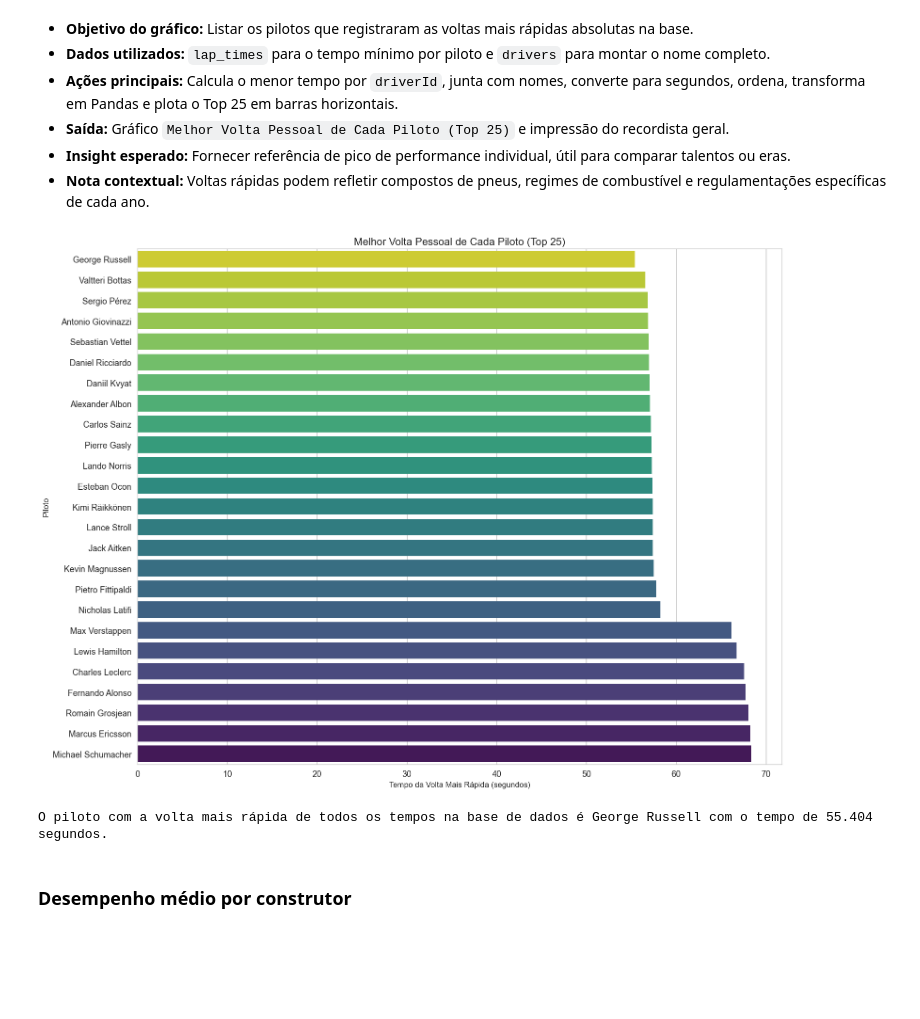
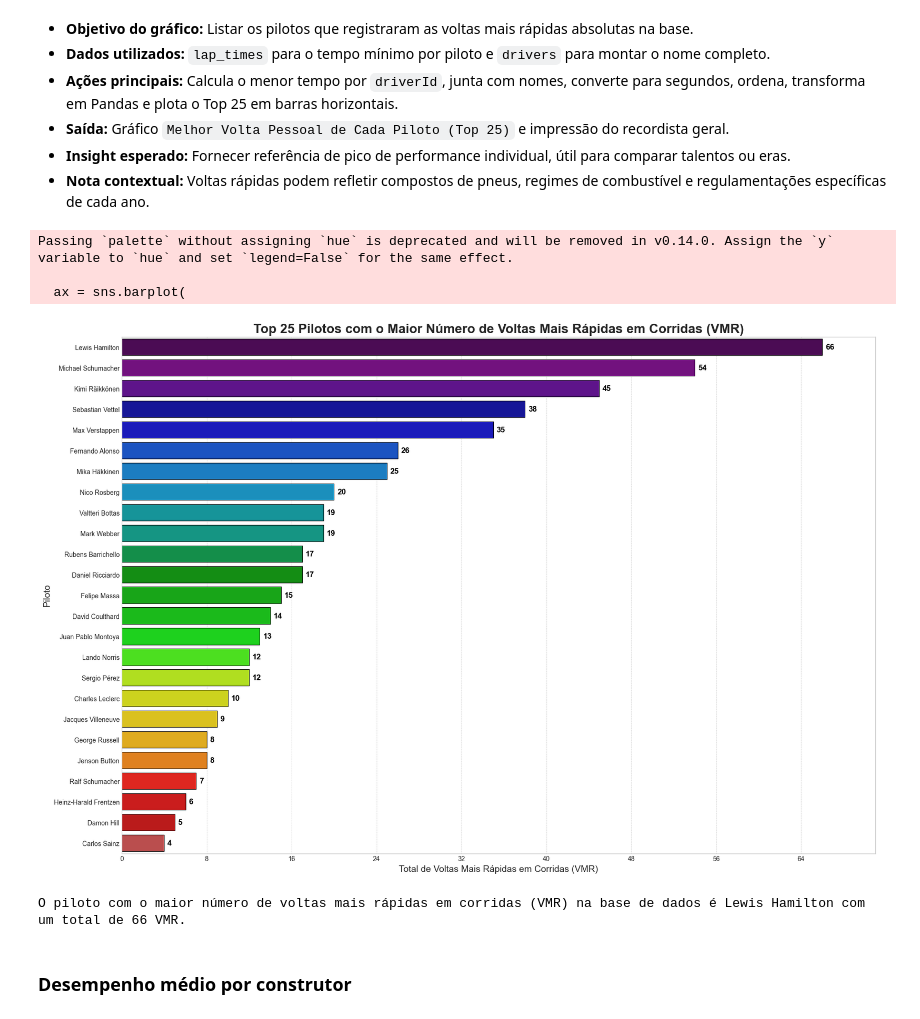
Before and after one commit to Julio1099/formula1-analytics, a Jupyter notebook: Data Layer/raw/i.ipynb, the cells around one changed output. Drawn from its saved outputs; the diff is of its cells as text; code cells hidden in the pictures; blank space fills up the shorter version.

```diff
--- a/Data Layer/raw/i.ipynb
+++ b/Data Layer/raw/i.ipynb
@@ -289,23 +378,70 @@ plt.show()
 - **Insight esperado:** Fornecer referência de pico de performance individual, útil para comparar talentos ou eras.
 - **Nota contextual:** Voltas rápidas podem refletir compostos de pneus, regimes de combustível e regulamentações específicas de cada ano.
 # %%
-from pyspark.sql.functions import min, col, concat_ws
-fastest_lap_per_driver = dataframes['lap_times'].groupBy('driverId').agg(min('milliseconds').alias('fastest_lap_ms'))
+
+window_spec_race = Window.partitionBy('raceId').orderBy('milliseconds')
+fastest_lap_in_each_race = dataframes['lap_times'].withColumn('rank', rank().over(window_spec_race)) \
+                                                  .filter(col('rank') == 1).drop('rank')
+
+fastest_lap_counts = fastest_lap_in_each_race.groupBy('driverId').agg(count('*').alias('fastest_race_lap_count'))
+
 drivers_with_label = dataframes['drivers'].withColumn('driver_name', concat_ws(' ', col('forename'), col('surname')))
-driver_fastest_lap_details = fastest_lap_per_driver.join(drivers_with_label, 'driverId').withColumn('fastest_lap_s', col('fastest_lap_ms') / 1000).orderBy('fastest_lap_s')
-plot_data_7 = driver_fastest_lap_details.select('driver_name', 'fastest_lap_s').toPandas()
-plt.figure(figsize=(16, 12))
-sns.barplot(data=plot_data_7.head(25), x='fastest_lap_s', y='driver_name', orient='h', palette='viridis_r', hue='driver_name', legend=False)
-plt.title('Melhor Volta Pessoal de Cada Piloto (Top 25)', fontsize=16)
-plt.xlabel('Tempo da Volta Mais Rápida (segundos)', fontsize=12)
-plt.ylabel('Piloto', fontsize=12)
+final_plot_data_spark = fastest_lap_counts.join(drivers_with_label, 'driverId') \
+                                          .orderBy(col('fastest_race_lap_count').desc())
+
+plot_data_pd = final_plot_data_spark.select('driver_name', 'fastest_race_lap_count').toPandas()
+
+top_n = 25
+chart_data = plot_data_pd.head(top_n)
+
+plt.figure(figsize=(18, 12))
+
+colors = sns.color_palette("nipy_spectral", n_colors=len(chart_data))
+color_map = {driver: color for driver, color in zip(chart_data['driver_name'], colors)}
+
+ax = sns.barplot(
+    data=chart_data,
+    x='fastest_race_lap_count',
+    y='driver_name',
+    orient='h',
+    palette=color_map,
+    edgecolor='black',
+    linewidth=0.7
+)
+
+for p in ax.patches:
+    width = p.get_width()
+    ax.text(
+        width + 0.3,
+        p.get_y() + p.get_height() / 2,
+        f'{int(width)}',
+        ha='left',
+        va='center',
+        fontsize=12,
+        color='black',
+        weight='bold'
+    )
+
+plt.title(f'Top {top_n} Pilotos com o Maior Número de Voltas Mais Rápidas em Corridas (VMR)', fontsize=20, weight='bold')
+plt.xlabel('Total de Voltas Mais Rápidas em Corridas (VMR)', fontsize=14)
+plt.ylabel('Piloto', fontsize=14)
+
+ax.xaxis.set_major_locator(MaxNLocator(integer=True))
+
+ax.set_xlim(right=chart_data['fastest_race_lap_count'].max() + 5)
+
+plt.grid(True, which='major', linestyle='--', linewidth=0.5, axis='x')
 plt.tight_layout()
 plt.show()
-fastest_driver_overall = plot_data_7.iloc[0]
-print(f"O piloto com a volta mais rápida de todos os tempos na base de dados é {fastest_driver_overall['driver_name']} com o tempo de {fastest_driver_overall['fastest_lap_s']:.3f} segundos.")
+
+most_fastest_laps_driver = plot_data_pd.iloc[0]
+print(f"O piloto com o maior número de voltas mais rápidas em corridas (VMR) na base de dados é {most_fastest_laps_driver['driver_name']} com um total de {most_fastest_laps_driver['fastest_race_lap_count']} VMR.")
 # %% [output]
+Passing `palette` without assigning `hue` is deprecated and will be removed in v0.14.0. Assign the `y` variable to `hue` and set `legend=False` for the same effect.
+
+  ax = sns.barplot(
-[figure, old version]
+[figure, new version]
-O piloto com a volta mais rápida de todos os tempos na base de dados é George Russell com o tempo de 55.404 segundos.
+O piloto com o maior número de voltas mais rápidas em corridas (VMR) na base de dados é Lewis Hamilton com um total de 66 VMR.
 # %% [markdown]
 ### Desempenho médio por construtor
 # %% [markdown]
```
Also changed, not shown: parts of 19 cells of this notebook.
